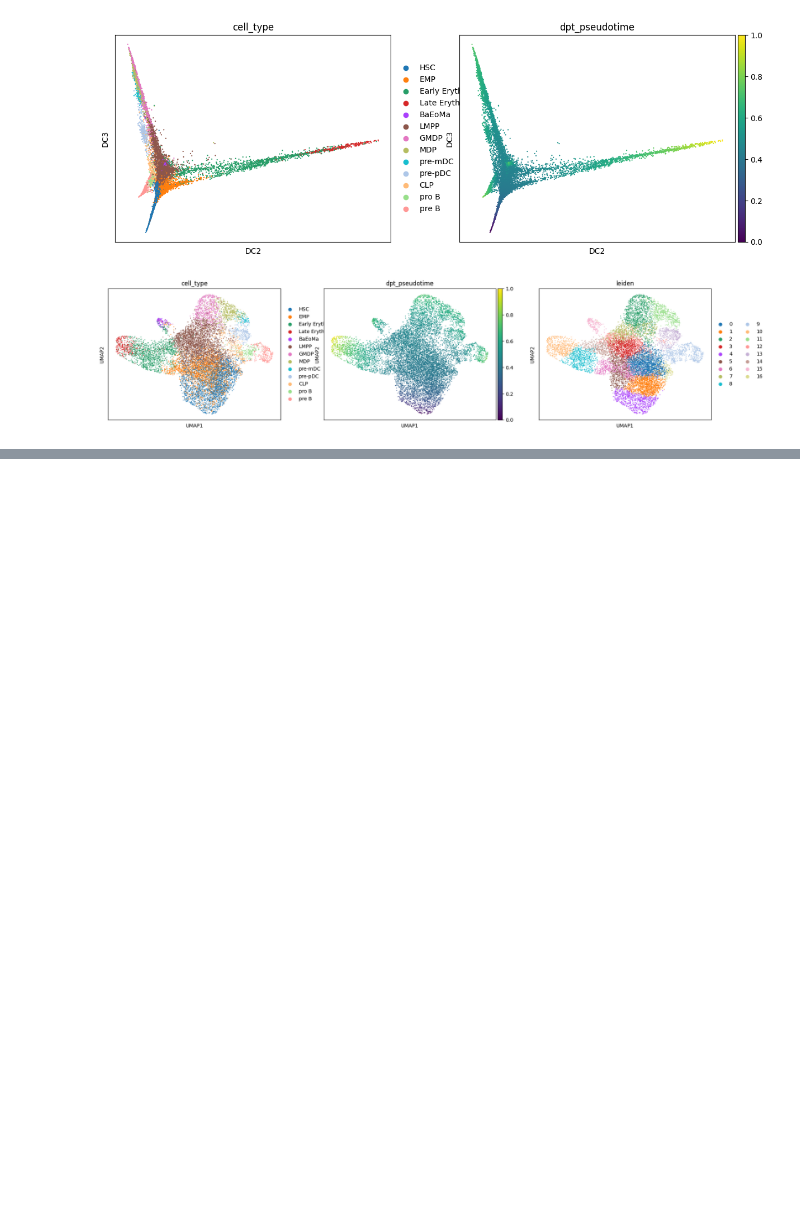
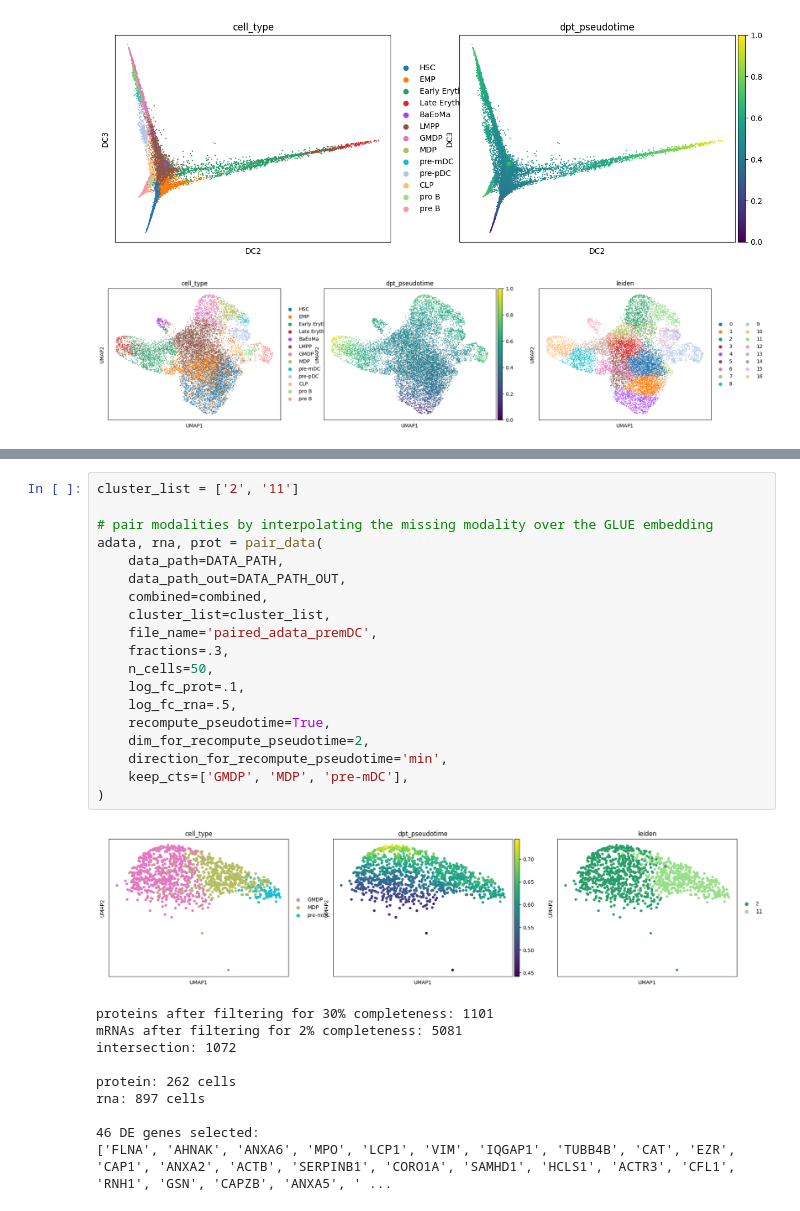
Before and after one commit to theislab/scProtVelo, a Jupyter notebook: notebooks/0_data_preparation.ipynb, the cells around one changed output, grey strips where cells are left out. Saved outputs shown, nothing was run; the diff lists cells and outputs as text; blank space fills up the shorter version.

```diff
--- a/notebooks/0_data_preparation.ipynb
+++ b/notebooks/0_data_preparation.ipynb
@@ -98,0 +101,30 @@ young2
+# %%
+cluster_list = ['2', '11']
+
+# pair modalities by interpolating the missing modality over the GLUE embedding
+adata, rna, prot = pair_data(
+    data_path=DATA_PATH,
+    data_path_out=DATA_PATH_OUT,
+    combined=combined,
+    cluster_list=cluster_list,
+    file_name='paired_adata_premDC',
+    fractions=.3,
+    n_cells=50,
+    log_fc_prot=.1,
+    log_fc_rna=.5,
+    recompute_pseudotime=True,
+    dim_for_recompute_pseudotime=2,
+    direction_for_recompute_pseudotime='min',
+    keep_cts=['GMDP', 'MDP', 'pre-mDC'],
+)
+# %% [output]
+[figure, added]
+proteins after filtering for 30% completeness: 1101
+mRNAs after filtering for 2% completeness: 5081
+intersection: 1072
+
+protein: 262 cells
+rna: 897 cells
+
+46 DE genes selected:
+['FLNA', 'AHNAK', 'ANXA6', 'MPO', 'LCP1', 'VIM', 'IQGAP1', 'TUBB4B', 'CAT', 'EZR', 'CAP1', 'ANXA2', 'ACTB', 'SERPINB1', 'CORO1A', 'SAMHD1', 'HCLS1', 'ACTR3', 'CFL1', 'RNH1', 'GSN', 'CAPZB', 'ANXA5', ' ...
```
Also changed, not shown: parts of 9 cells of this notebook, 12 other files.
